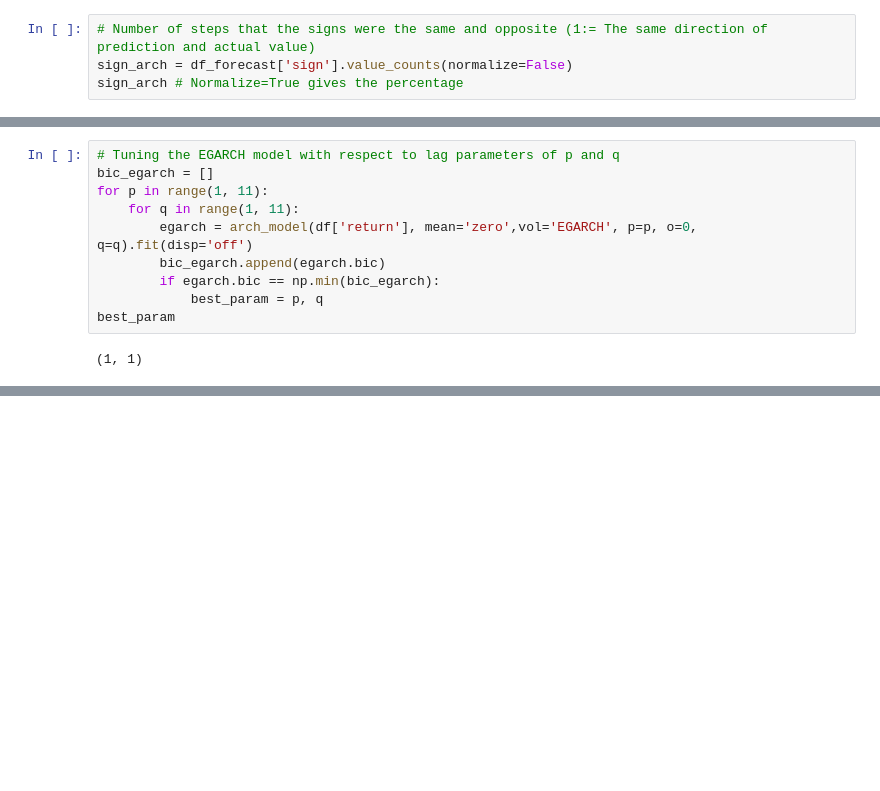
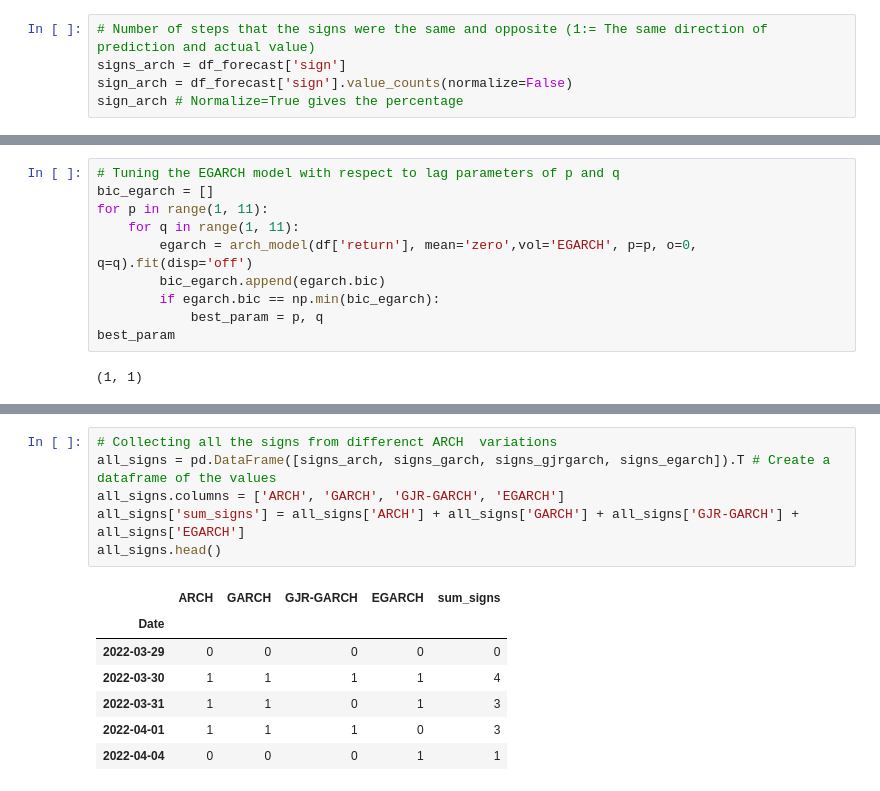
Before and after one commit to AmirDehkordi/Implied-VOL, a Jupyter notebook: Volatility.ipynb, the cells around one changed output, grey strips where cells are left out. Cells and saved outputs as stored; diff of their text form; blank space fills up the shorter version.

```diff
--- a/Volatility.ipynb
+++ b/Volatility.ipynb
@@ -277,5 +278,6 @@ df_forecast.head(10)
 # %%
 # Number of steps that the signs were the same and opposite (1:= The same direction of prediction and actual value)
+signs_arch = df_forecast['sign']
 sign_arch = df_forecast['sign'].value_counts(normalize=False)
 sign_arch # Normalize=True gives the percentage
 # %% [output]
@@ -766,0 +784,14 @@ round(proportions_df*100, 2)
+# %%
+# Collecting all the signs from differenct ARCH  variations
+all_signs = pd.DataFrame([signs_arch, signs_garch, signs_gjrgarch, signs_egarch]).T # Create a dataframe of the values
+all_signs.columns = ['ARCH', 'GARCH', 'GJR-GARCH', 'EGARCH']
+all_signs['sum_signs'] = all_signs['ARCH'] + all_signs['GARCH'] + all_signs['GJR-GARCH'] + all_signs['EGARCH']
+all_signs.head()
+# %% [output]
+|  | ARCH | GARCH | GJR-GARCH | EGARCH | sum_signs |
+| Date |  |  |  |  |  |
+| 2022-03-29 | 0 | 0 | 0 | 0 | 0 |
+| 2022-03-30 | 1 | 1 | 1 | 1 | 4 |
+| 2022-03-31 | 1 | 1 | 0 | 1 | 3 |
+| 2022-04-01 | 1 | 1 | 1 | 0 | 3 |
+| 2022-04-04 | 0 | 0 | 0 | 1 | 1 |
```
Also changed, not shown: parts of 48 cells of this notebook.
